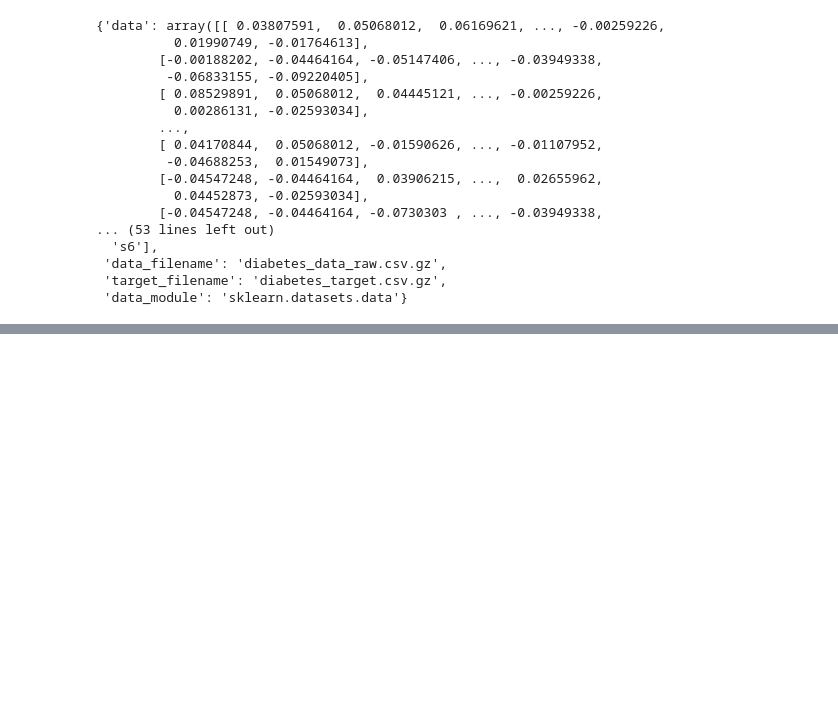
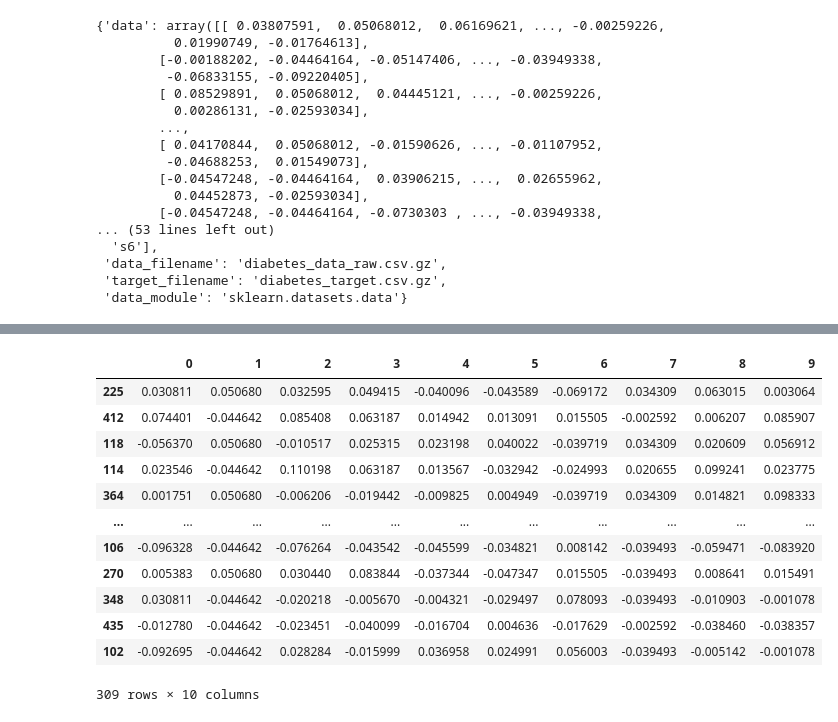
Before and after one commit to LunarByteFlow/Machine-Learning, a Jupyter notebook: LinearRegression.ipynb, the cells around one changed output, grey strips where cells are left out. Cells and saved outputs as stored; diff of their text form; code cells hidden in the pictures; blank space fills up the shorter version.

```diff
--- a/LinearRegression.ipynb
+++ b/LinearRegression.ipynb
@@ -39,0 +36,16 @@ data.head()
+# %%
+X_train
+# %% [output]
+|  | 0 | 1 | 2 | 3 | 4 | 5 | 6 | 7 | 8 | 9 |
+| 225 | 0.030811 | 0.050680 | 0.032595 | 0.049415 | -0.040096 | -0.043589 | -0.069172 | 0.034309 | 0.063015 | 0.003064 |
+| 412 | 0.074401 | -0.044642 | 0.085408 | 0.063187 | 0.014942 | 0.013091 | 0.015505 | -0.002592 | 0.006207 | 0.085907 |
+| 118 | -0.056370 | 0.050680 | -0.010517 | 0.025315 | 0.023198 | 0.040022 | -0.039719 | 0.034309 | 0.020609 | 0.056912 |
+| 114 | 0.023546 | -0.044642 | 0.110198 | 0.063187 | 0.013567 | -0.032942 | -0.024993 | 0.020655 | 0.099241 | 0.023775 |
+| 364 | 0.001751 | 0.050680 | -0.006206 | -0.019442 | -0.009825 | 0.004949 | -0.039719 | 0.034309 | 0.014821 | 0.098333 |
+| ... | ... | ... | ... | ... | ... | ... | ... | ... | ... | ... |
+| 106 | -0.096328 | -0.044642 | -0.076264 | -0.043542 | -0.045599 | -0.034821 | 0.008142 | -0.039493 | -0.059471 | -0.083920 |
+| 270 | 0.005383 | 0.050680 | 0.030440 | 0.083844 | -0.037344 | -0.047347 | 0.015505 | -0.039493 | 0.008641 | 0.015491 |
+| 348 | 0.030811 | -0.044642 | -0.020218 | -0.005670 | -0.004321 | -0.029497 | 0.078093 | -0.039493 | -0.010903 | -0.001078 |
+| 435 | -0.012780 | -0.044642 | -0.023451 | -0.040099 | -0.016704 | 0.004636 | -0.017629 | -0.002592 | -0.038460 | -0.038357 |
+| 102 | -0.092695 | -0.044642 | 0.028284 | -0.015999 | 0.036958 | 0.024991 | 0.056003 | -0.039493 | -0.005142 | -0.001078 |
+309 rows × 10 columns
```
Also changed, not shown: parts of 9 cells of this notebook.
